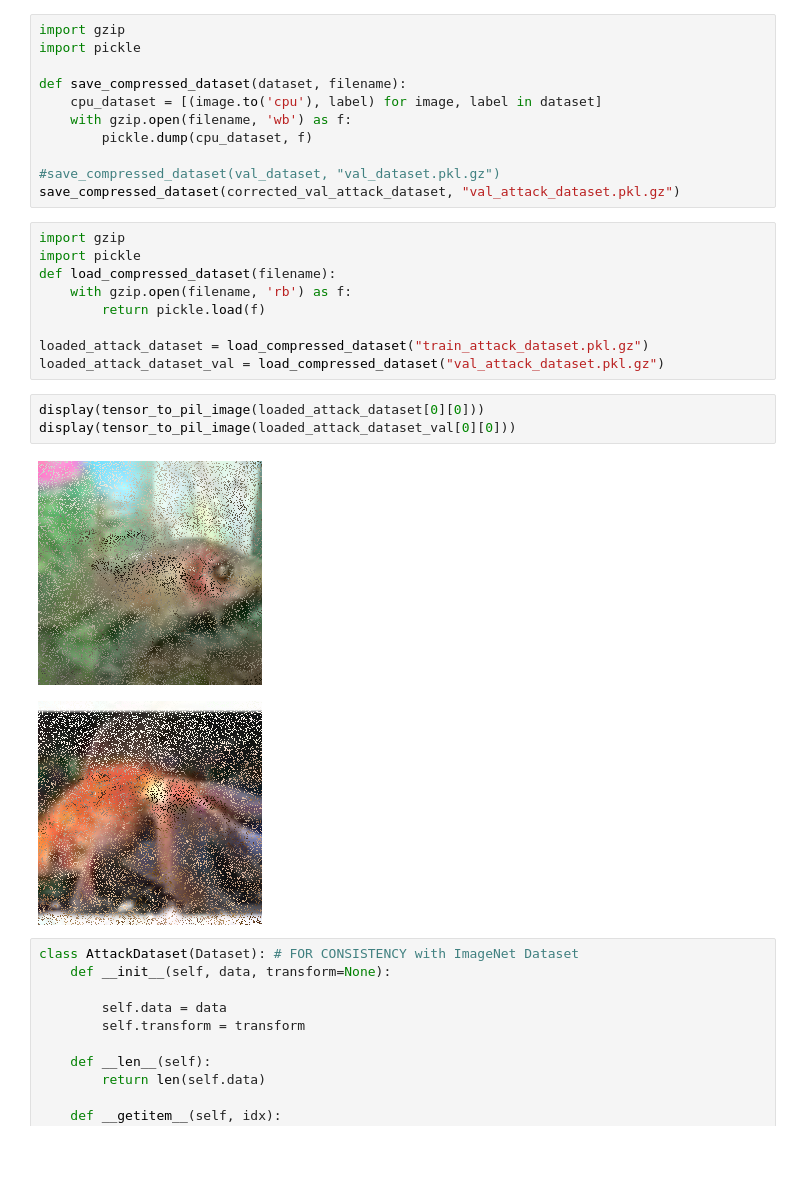
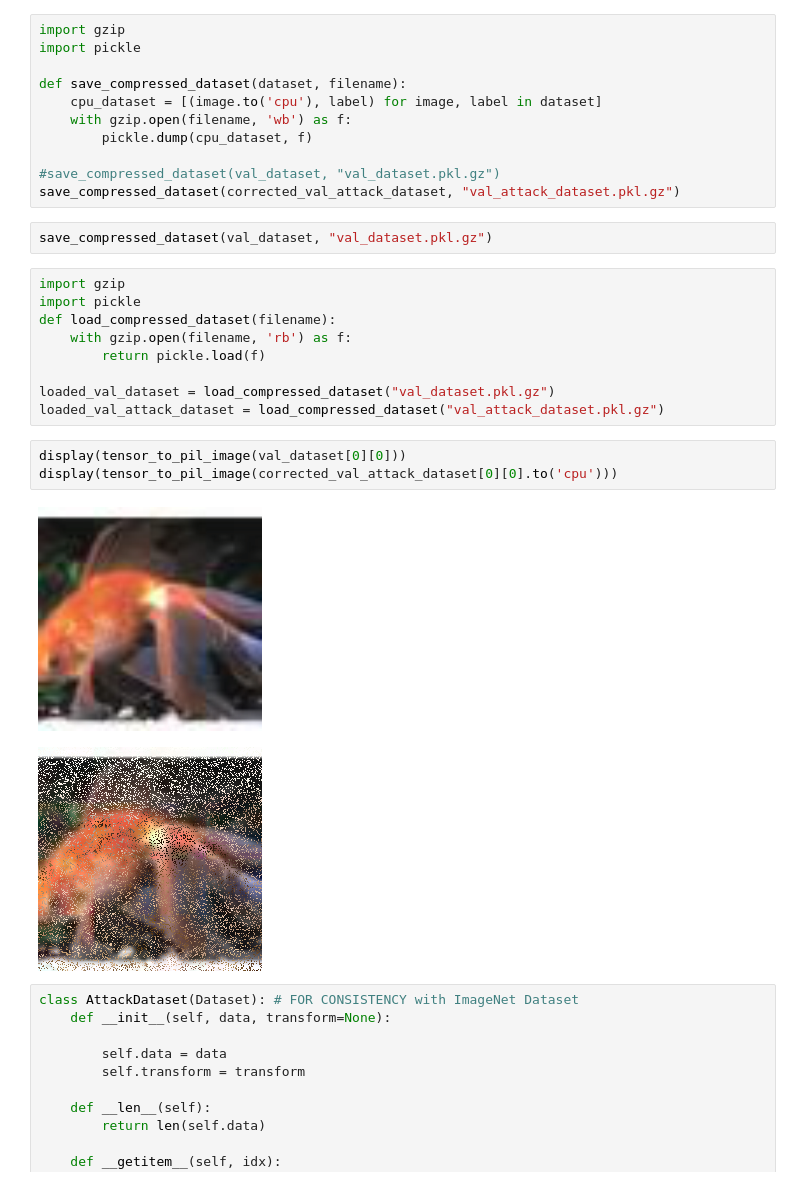
Before and after one commit to Zachary-Wenhao/IML-Team-Attack-Diffusion-Model, a Jupyter notebook: Dataset_generation.ipynb, the cells around one changed output. Cells and saved outputs as stored; diff of their text form; blank space fills up the shorter version.

Commit message:
Add files via upload
final data prep - with attack acc

```diff
--- a/Dataset_generation.ipynb
+++ b/Dataset_generation.ipynb
@@ -479,6 +369,8 @@ def save_compressed_dataset(dataset, filename):
 
 #save_compressed_dataset(val_dataset, "val_dataset.pkl.gz")
 save_compressed_dataset(corrected_val_attack_dataset, "val_attack_dataset.pkl.gz")
+# %%
+save_compressed_dataset(val_dataset, "val_dataset.pkl.gz")
 # %%
 import gzip
 import pickle
@@ -486,14 +378,14 @@ def load_compressed_dataset(filename):
     with gzip.open(filename, 'rb') as f:
         return pickle.load(f)
 
-loaded_attack_dataset = load_compressed_dataset("train_attack_dataset.pkl.gz")
-loaded_attack_dataset_val = load_compressed_dataset("val_attack_dataset.pkl.gz")
+loaded_val_dataset = load_compressed_dataset("val_dataset.pkl.gz")
+loaded_val_attack_dataset = load_compressed_dataset("val_attack_dataset.pkl.gz")
 # %%
-display(tensor_to_pil_image(loaded_attack_dataset[0][0]))
-display(tensor_to_pil_image(loaded_attack_dataset_val[0][0]))
+display(tensor_to_pil_image(val_dataset[0][0]))
+display(tensor_to_pil_image(corrected_val_attack_dataset[0][0].to('cpu')))
 # %% [output]
-[figure, old version]
+[figure, new version]
-[figure, old version]
+[figure, new version]
 # %%
 class AttackDataset(Dataset): # FOR CONSISTENCY with ImageNet Dataset
     def __init__(self, data, transform=None):
```
Also changed, not shown: parts of 13 cells of this notebook.
